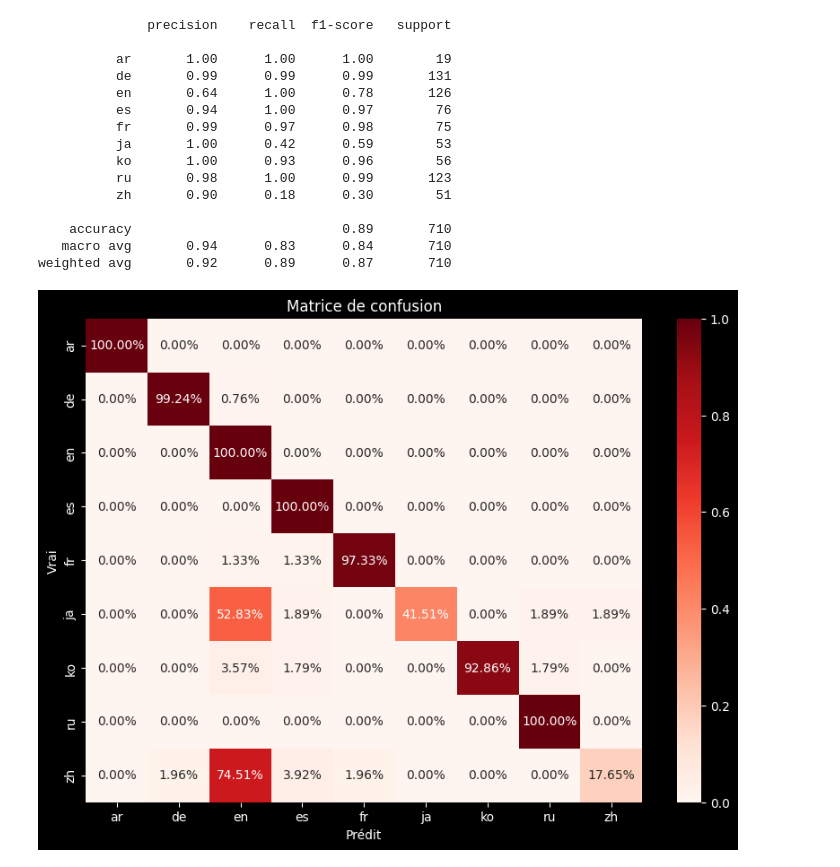
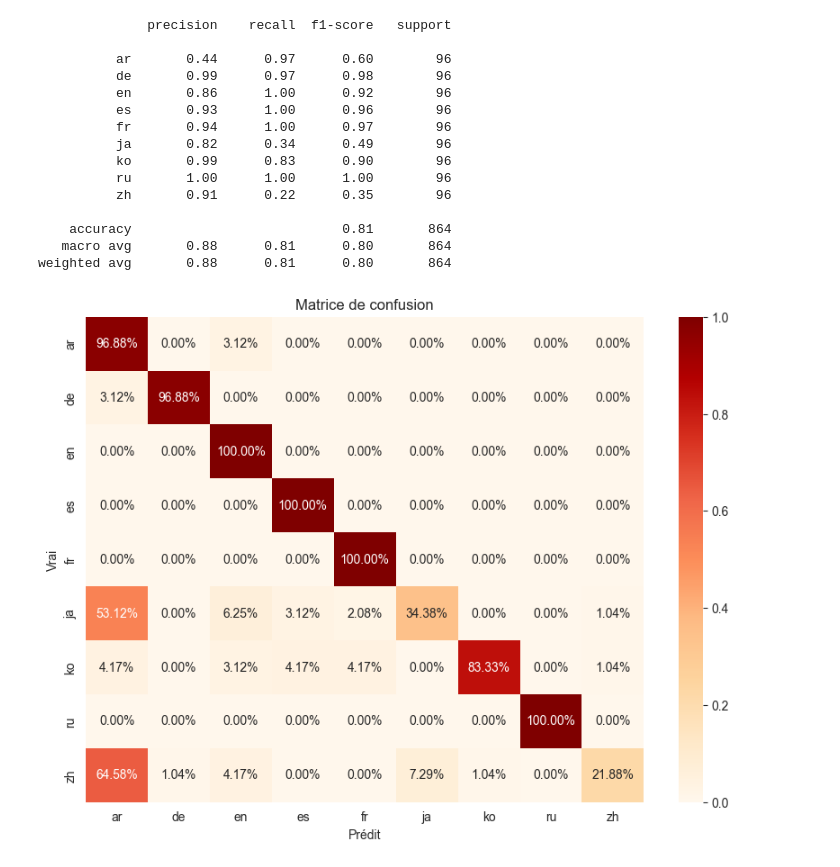
Before and after one commit to PetX33/OutilsTraitementCorpus, a Jupyter notebook: scripts/mesures/evaluation.ipynb, the cells around one changed output. Saved outputs shown, nothing was run; the diff lists cells and outputs as text; code cells hidden in the pictures.

```diff
--- a/scripts/mesures/evaluation.ipynb
+++ b/scripts/mesures/evaluation.ipynb
@@ -312,22 +459,30 @@ def build_and_test_model(train_csv: str, test_csv: str) -> None:
 # %%
-train_csv = '../../data/csv/data_train.csv'
-test_csv = '../../data/csv/data_test.csv'
+create_balanced_train_test(
+    csv_path="../../data/csv/augmented_data.csv",
+    folder_csv="../../data/csv/",
+    label_column="Label",
+    test_size=0.2,
+    random_state=42,
+)
+
+train_csv = "../../data/csv/data_train.csv"
+test_csv = "../../data/csv/data_test.csv"
 
 build_and_test_model(train_csv, test_csv)
 # %% [output]
               precision    recall  f1-score   support
 
-          ar       1.00      1.00      1.00        19
-          de       0.99      0.99      0.99       131
-          en       0.64      1.00      0.78       126
-          es       0.94      1.00      0.97        76
-          fr       0.99      0.97      0.98        75
-          ja       1.00      0.42      0.59        53
-          ko       1.00      0.93      0.96        56
-          ru       0.98      1.00      0.99       123
-          zh       0.90      0.18      0.30        51
+          ar       0.44      0.97      0.60        96
+          de       0.99      0.97      0.98        96
+          en       0.86      1.00      0.92        96
+          es       0.93      1.00      0.96        96
+          fr       0.94      1.00      0.97        96
+          ja       0.82      0.34      0.49        96
+          ko       0.99      0.83      0.90        96
+          ru       1.00      1.00      1.00        96
+          zh       0.91      0.22      0.35        96
 
-    accuracy                           0.89       710
-   macro avg       0.94      0.83      0.84       710
-weighted avg       0.92      0.89      0.87       710
+    accuracy                           0.81       864
+   macro avg       0.88      0.81      0.80       864
+weighted avg       0.88      0.81      0.80       864
-[figure, old version]
+[figure, new version]
```
Also changed, not shown: parts of 23 cells of this notebook, 1 other file.
